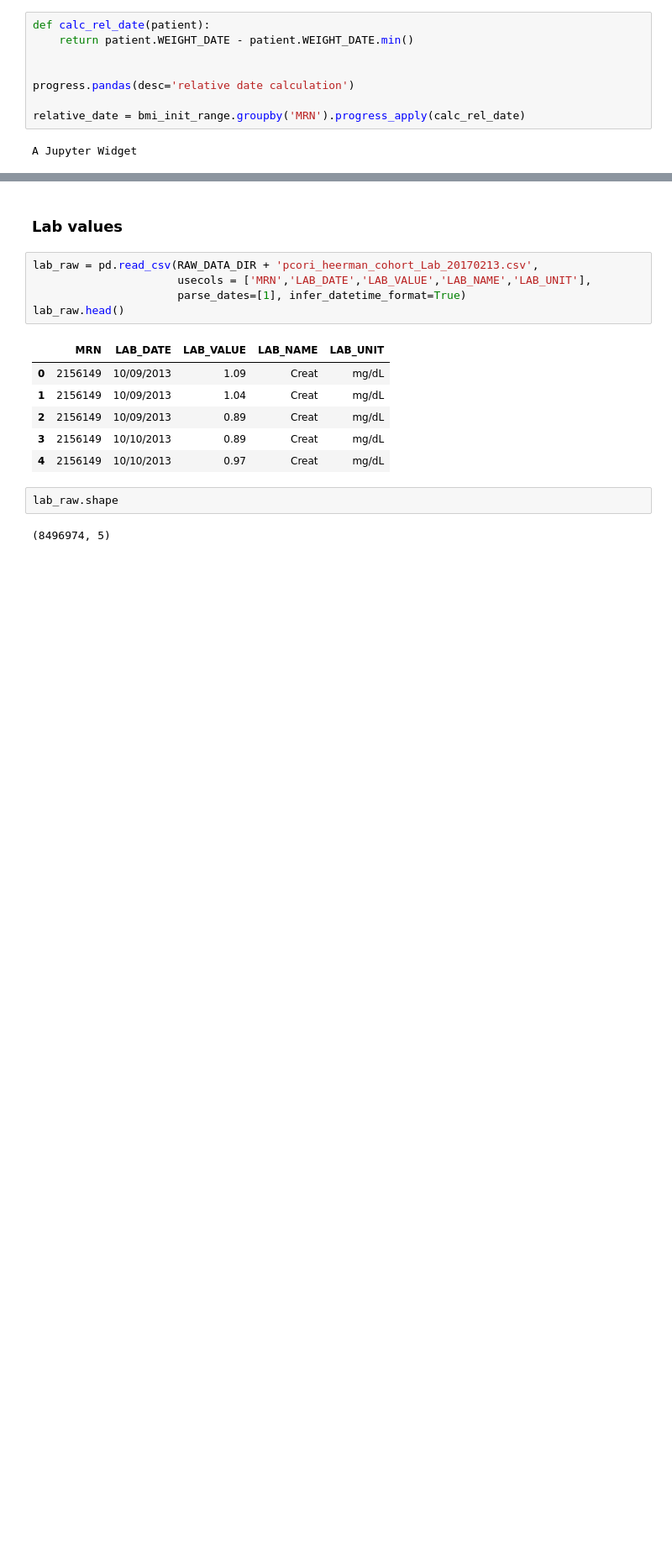
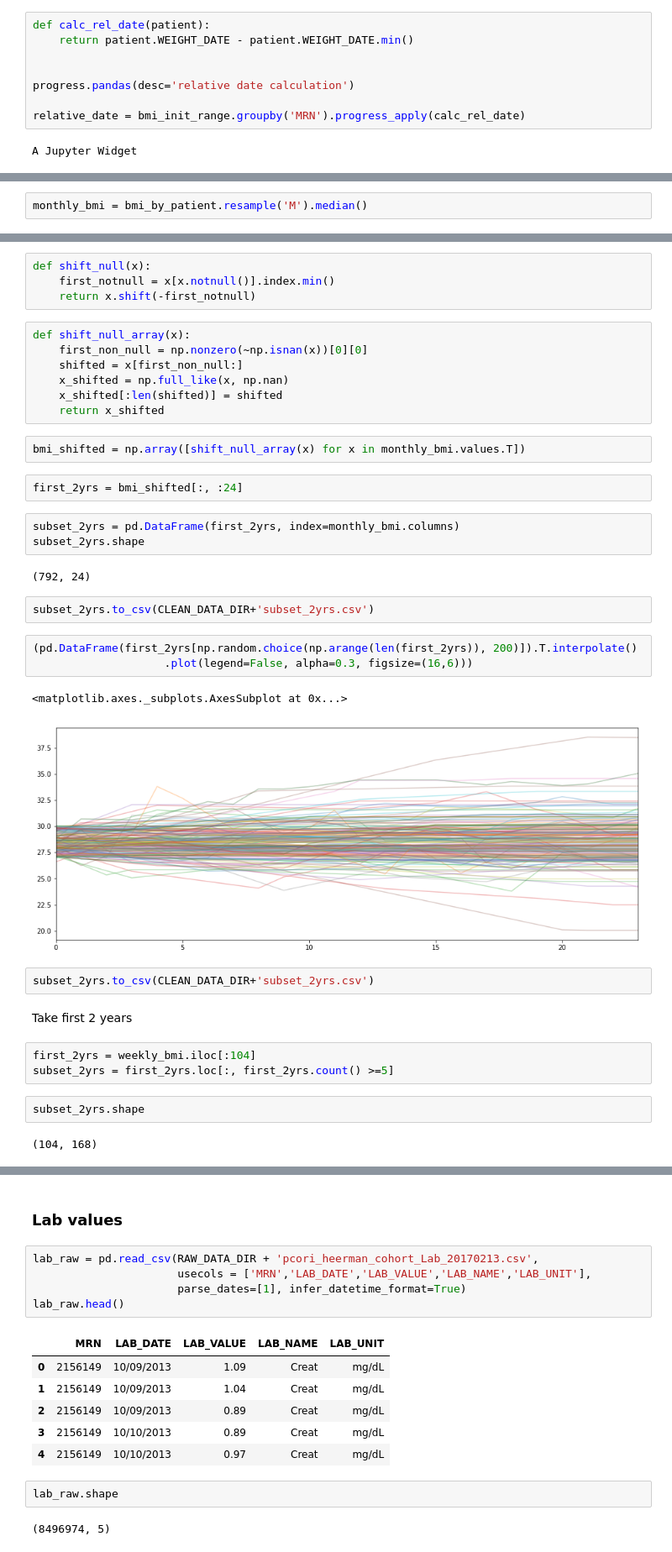
Before and after one commit to fonnesbeck/psychosocial_determinants_bmi, a Jupyter notebook: notebooks/Data processing (new).ipynb, the cells around one changed output, grey strips where cells are left out. Shown: that part at 84% size. Cells and saved outputs as stored; diff of their text form; blank space fills up the shorter version.

Commit message:
Cleanup of old notebooks

```diff
--- a/notebooks/Data processing (new).ipynb
+++ b/notebooks/Data processing (new).ipynb
@@ -417,0 +339,2 @@ bmi_18_month.shape
+# %%
+monthly_bmi = bmi_by_patient.resample('M').median()
@@ -417,0 +374,39 @@ bmi_18_month.shape
+# %%
+def shift_null(x):
+    first_notnull = x[x.notnull()].index.min()
+    return x.shift(-first_notnull)
+# %%
+def shift_null_array(x):
+    first_non_null = np.nonzero(~np.isnan(x))[0][0]
+    shifted = x[first_non_null:]
+    x_shifted = np.full_like(x, np.nan)
+    x_shifted[:len(shifted)] = shifted
+    return x_shifted
+# %%
+bmi_shifted = np.array([shift_null_array(x) for x in monthly_bmi.values.T])
+# %%
+first_2yrs = bmi_shifted[:, :24]
+# %%
+subset_2yrs = pd.DataFrame(first_2yrs, index=monthly_bmi.columns)
+subset_2yrs.shape
+# %% [output]
+(792, 24)
+# %%
+subset_2yrs.to_csv(CLEAN_DATA_DIR+'subset_2yrs.csv')
+# %%
+(pd.DataFrame(first_2yrs[np.random.choice(np.arange(len(first_2yrs)), 200)]).T.interpolate()
+                    .plot(legend=False, alpha=0.3, figsize=(16,6)))
+# %% [output]
+<matplotlib.axes._subplots.AxesSubplot at 0x...>
+[figure, added]
+# %%
+subset_2yrs.to_csv(CLEAN_DATA_DIR+'subset_2yrs.csv')
+# %% [markdown]
+Take first 2 years
+# %%
+first_2yrs = weekly_bmi.iloc[:104]
+subset_2yrs = first_2yrs.loc[:, first_2yrs.count() >=5]
+# %%
+subset_2yrs.shape
+# %% [output]
+(104, 168)
```
Also changed, not shown: parts of 42 cells of this notebook, 12 other files.
